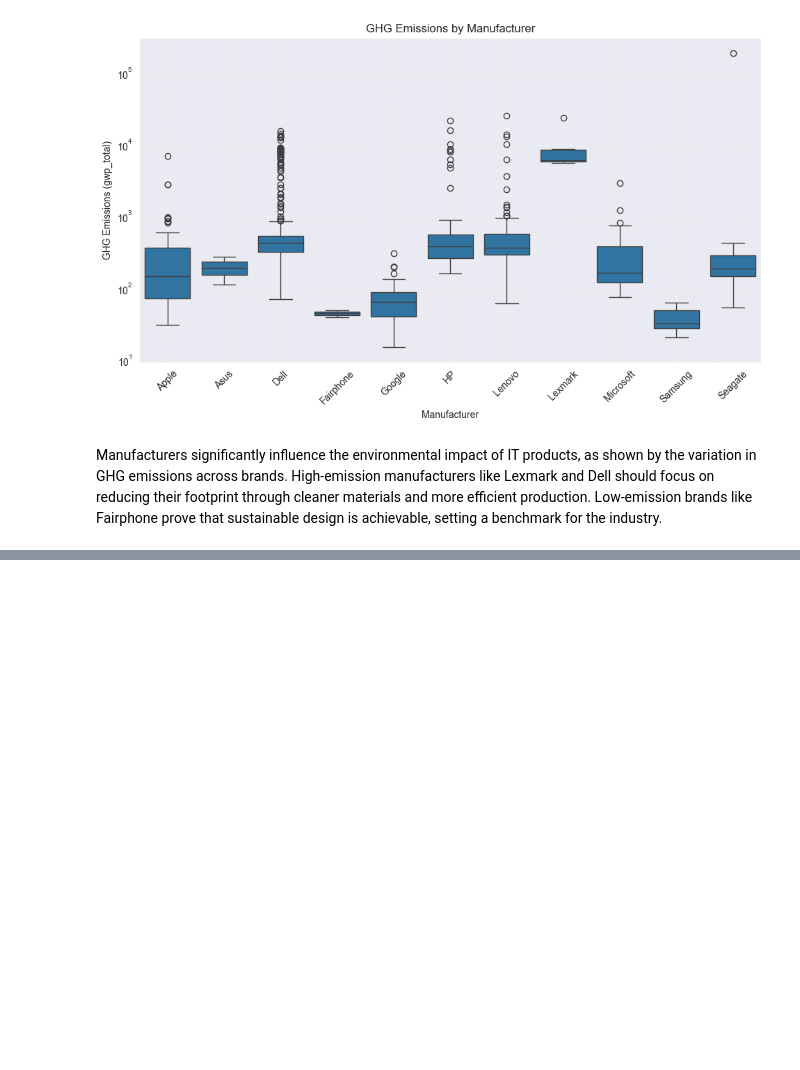
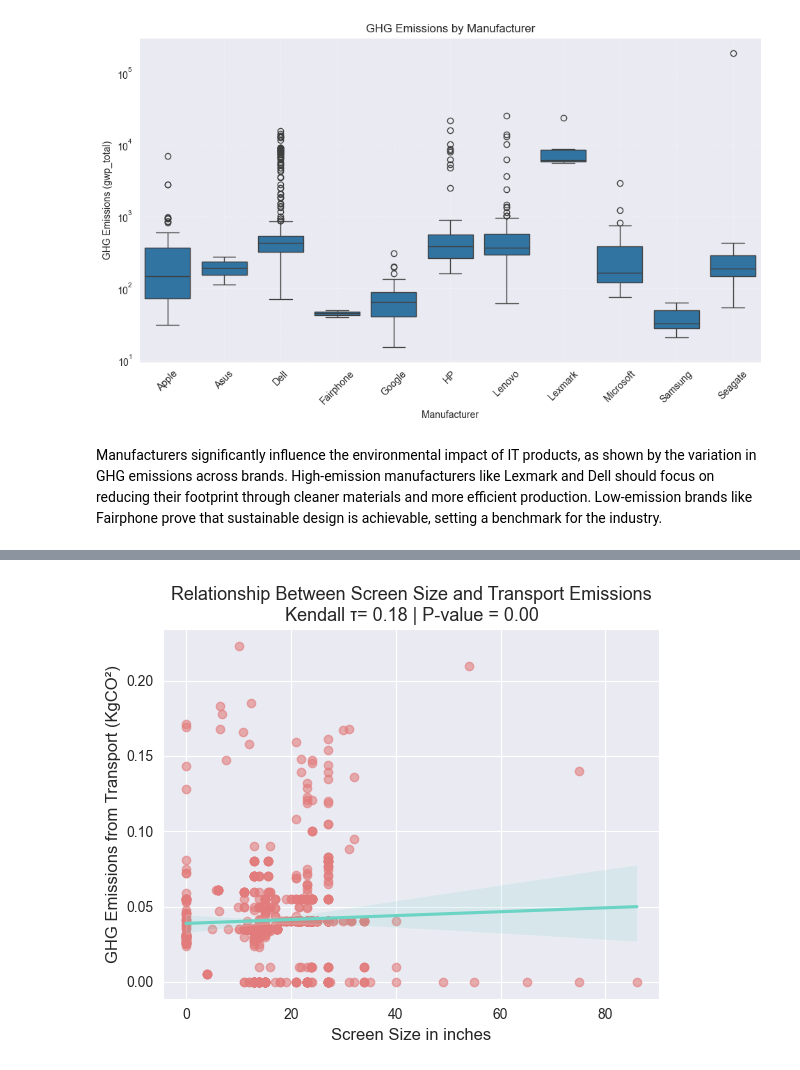
Before and after one commit to 0Londero/Data-Analysis-of-Hardware-Environmental-Impact, a Jupyter notebook: notebooks/Manufacturers.ipynb, the cells around one changed output, grey strips where cells are left out. Drawn from its saved outputs; the diff is of its cells as text; code cells hidden in the pictures; blank space fills up the shorter version.

```diff
--- a/notebooks/Manufacturers.ipynb
+++ b/notebooks/Manufacturers.ipynb
@@ -235,0 +303,11 @@ Manufacturers significantly influence the environmental impact of IT products, a
+# %%
+sns.regplot(x='screen_size', y='gwp_transport_ratio', data=df,
+            line_kws={'color': '#6cd4c5'},
+            scatter_kws={'alpha': 0.6, 'color': '#e27c7c'})
+
+plt.title(f'Relationship Between Screen Size and Transport Emissions\nKendall τ= {tau:.2f} | P-value = {p4:.2f}', fontsize=13)
+plt.xlabel('Screen Size in inches', fontsize=12)
+plt.ylabel('GHG Emissions from Transport (KgCO²)', fontsize=12)
+plt.show()
+# %% [output]
+[figure, added]
```
Also changed, not shown: parts of 13 cells of this notebook.
